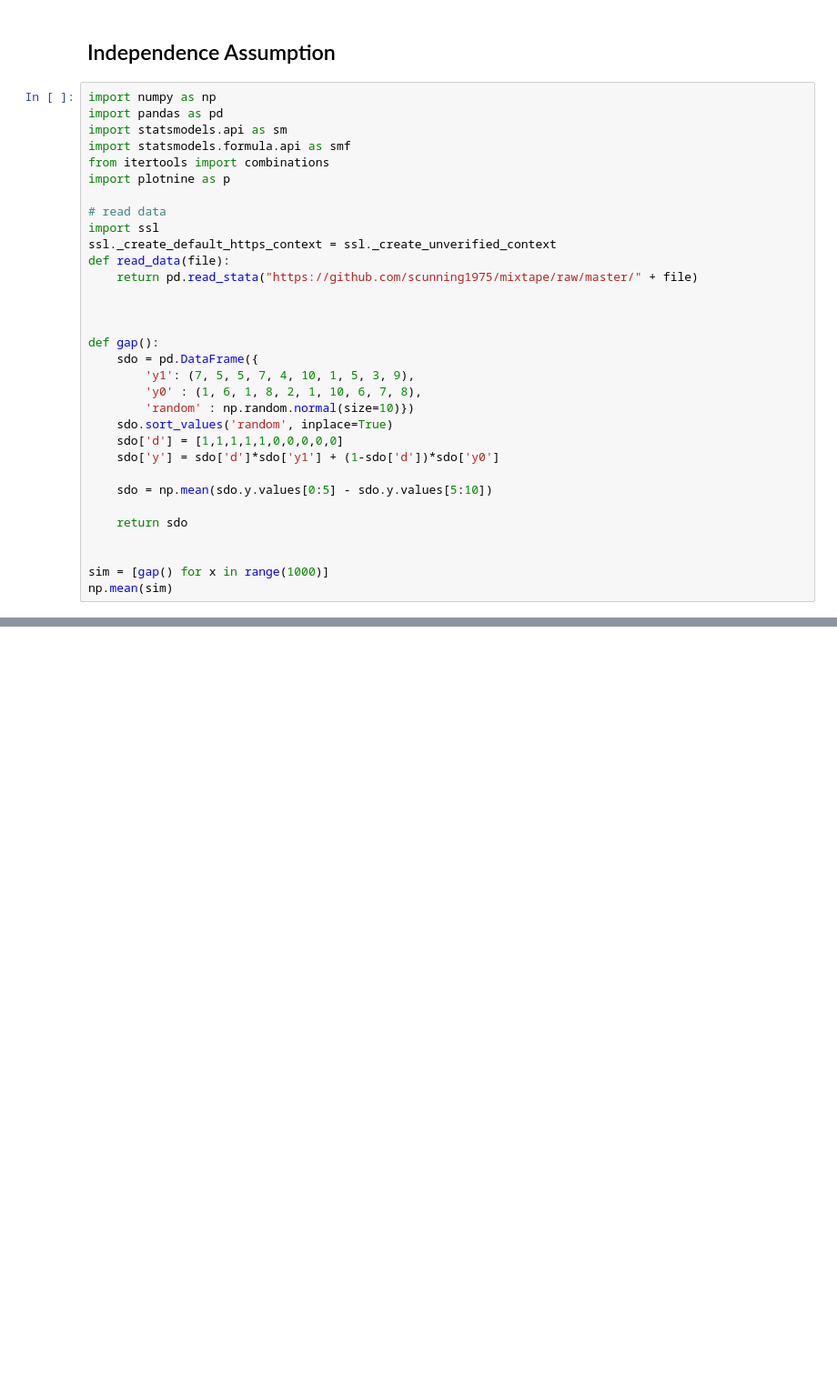
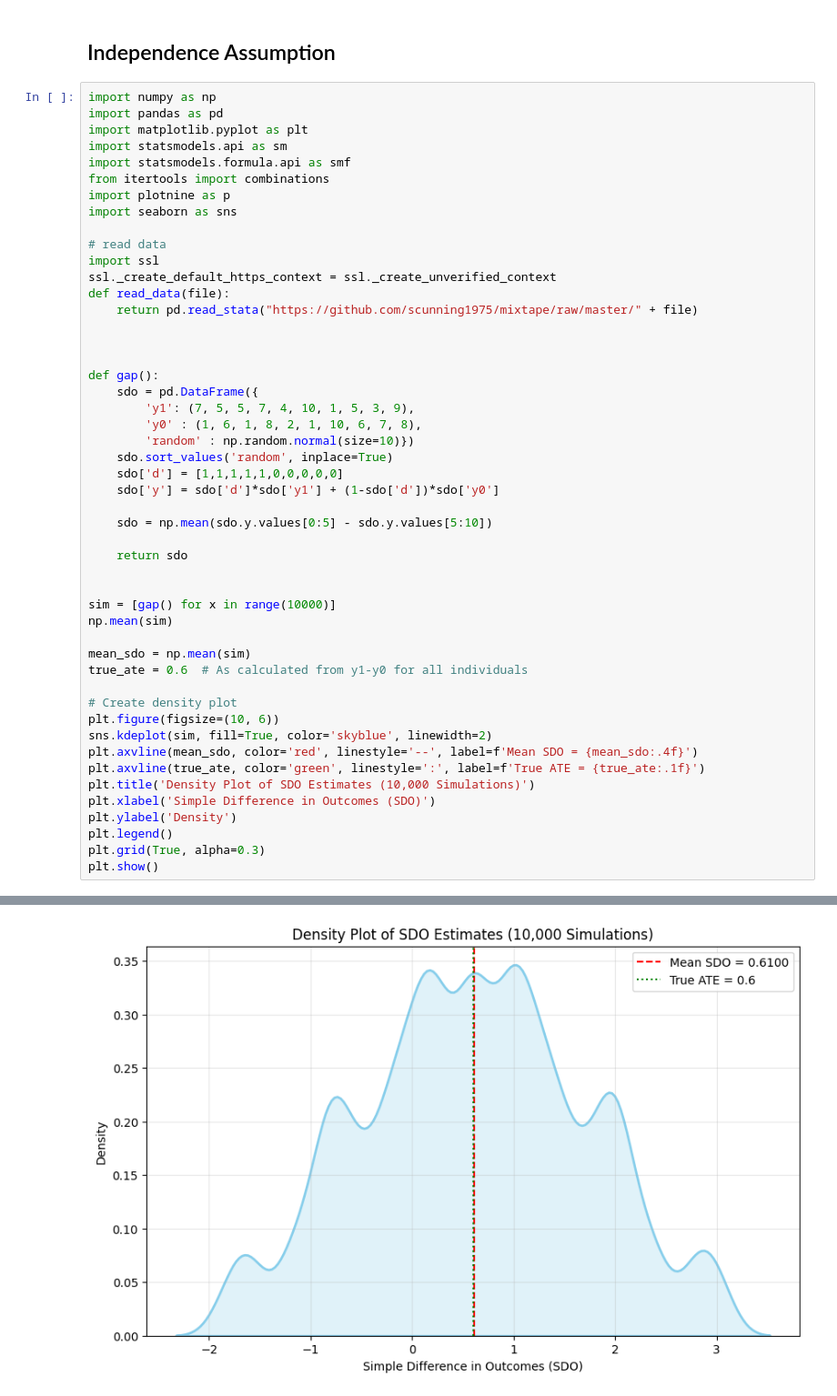
Before and after one commit to kabeerbora/ECON5625, a Jupyter notebook: DAGs_Lecture_IV.ipynb, the cells around one changed output, grey strips where cells are left out. Shown: that part at 91% size. Saved outputs shown, nothing was run; the diff lists cells and outputs as text; blank space fills up the shorter version.

```diff
--- a/DAGs_Lecture_IV.ipynb
+++ b/DAGs_Lecture_IV.ipynb
@@ -626,10 +626,12 @@ plt.show()
 # %%
 import numpy as np
 import pandas as pd
+import matplotlib.pyplot as plt
 import statsmodels.api as sm
 import statsmodels.formula.api as smf
 from itertools import combinations
 import plotnine as p
+import seaborn as sns
 
 # read data
 import ssl
@@ -653,6 +655,21 @@ def gap():
     return sdo
 
 
-sim = [gap() for x in range(1000)]
+sim = [gap() for x in range(10000)]
 np.mean(sim)
+
+mean_sdo = np.mean(sim)
+true_ate = 0.6  # As calculated from y1-y0 for all individuals
+
+# Create density plot
+plt.figure(figsize=(10, 6))
+sns.kdeplot(sim, fill=True, color='skyblue', linewidth=2)
+plt.axvline(mean_sdo, color='red', linestyle='--', label=f'Mean SDO = {mean_sdo:.4f}')
+plt.axvline(true_ate, color='green', linestyle=':', label=f'True ATE = {true_ate:.1f}')
+plt.title('Density Plot of SDO Estimates (10,000 Simulations)')
+plt.xlabel('Simple Difference in Outcomes (SDO)')
+plt.ylabel('Density')
+plt.legend()
+plt.grid(True, alpha=0.3)
+plt.show()
 # %% [output]
@@ -659,0 +676 @@ np.float64(0.5668)
+[figure, added]
```
Also changed, not shown: parts of 1 cell of this notebook.
